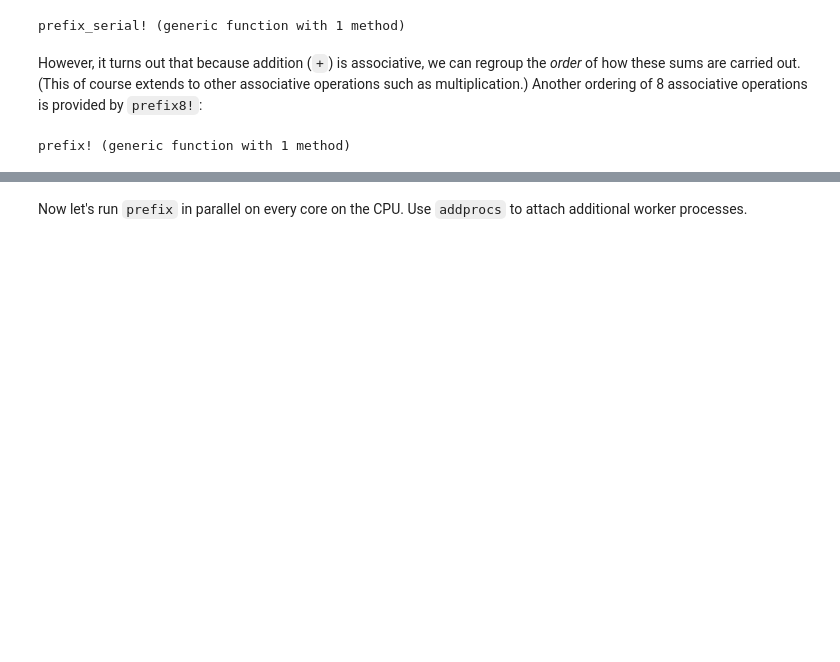
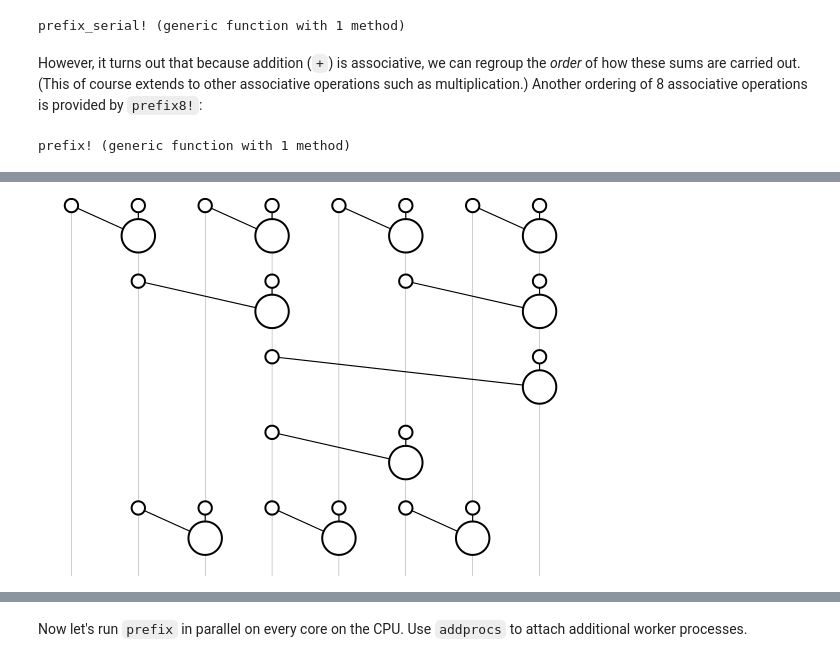
Before and after one commit to jiahao/ijulia-notebooks, a Jupyter notebook: 2014-08-06-parallel-prefix.ipynb, the cells around one changed output, grey strips where cells are left out. Cells and saved outputs as stored; diff of their text form; code cells hidden in the pictures; blank space fills up the shorter version.

```diff
--- a/2014-08-06-parallel-prefix.ipynb
+++ b/2014-08-06-parallel-prefix.ipynb
@@ -176,0 +254,23 @@ prefix! (generic function with 1 method)
+# %%
+function render(A::AccessArray)
+    #Scan to find maximum depth
+    olast = depth = 0
+    for y in A.history
+        (any(y[1] .≤ olast)) && (depth += 1)
+        olast = maximum(y[2])
+    end
+    maxdepth = depth
+
+    olast = depth = 0
+    C = {}
+    for y in A.history
+        (any(y[1] .≤ olast)) && (depth += 1)
+        push!(C, render(gate(y...), A.length, maxdepth, depth))
+        olast = maximum(y[2])
+    end
+
+    push!(C, compose(context(units=UnitBox(0.5,0,A.length,1)),
+      [line([(i,0), (i,1)]) for i=1:A.length]...,
+      linewidth(0.1mm), stroke("grey")))
+    compose(context(), C...)
+end
@@ -214,0 +281,4 @@ Context(BoundingBox(Measure{MeasureNil,MeasureNil}(0.0,MeasureNil(),MeasureNil()
+# %%
+render(prefix!(AccessArray(8),+))
+# %% [output]
+[figure, added]
```
Also changed, not shown: parts of 47 cells of this notebook.
